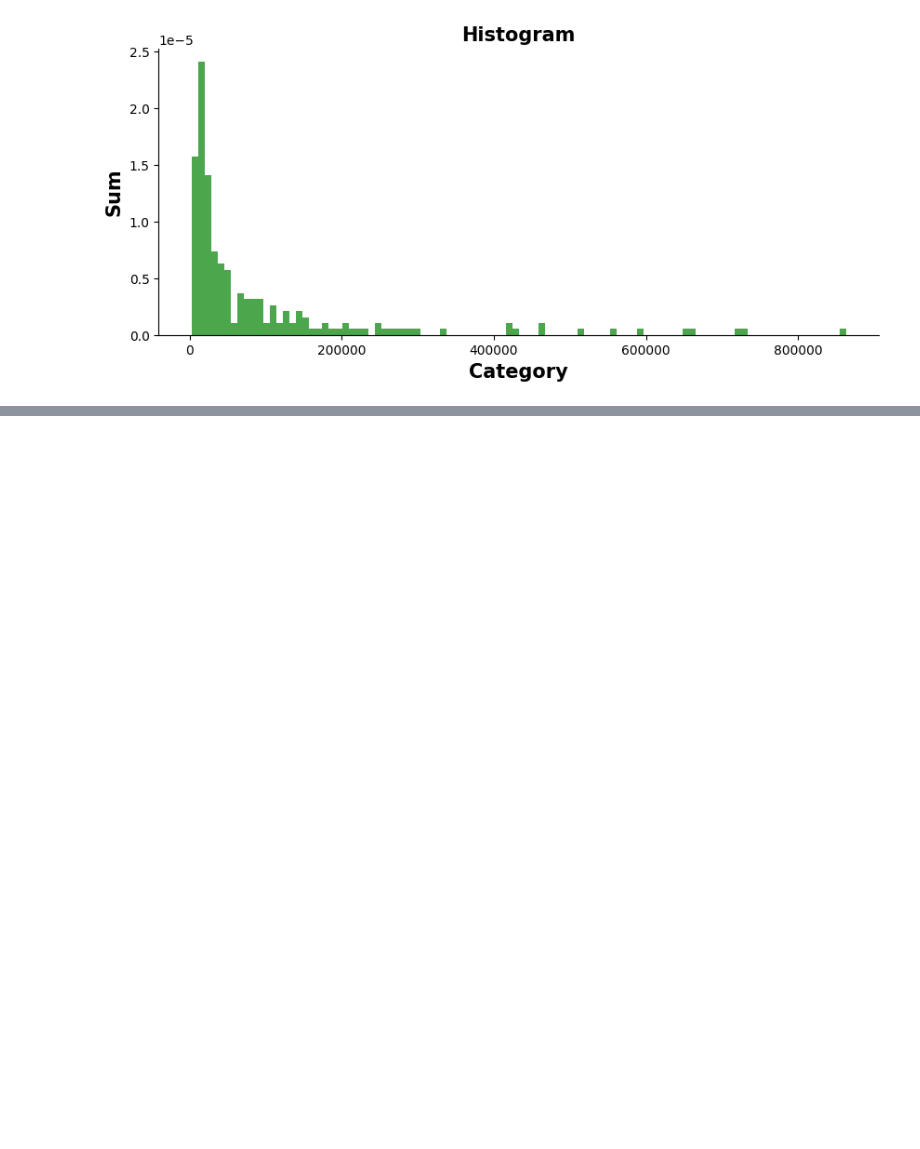
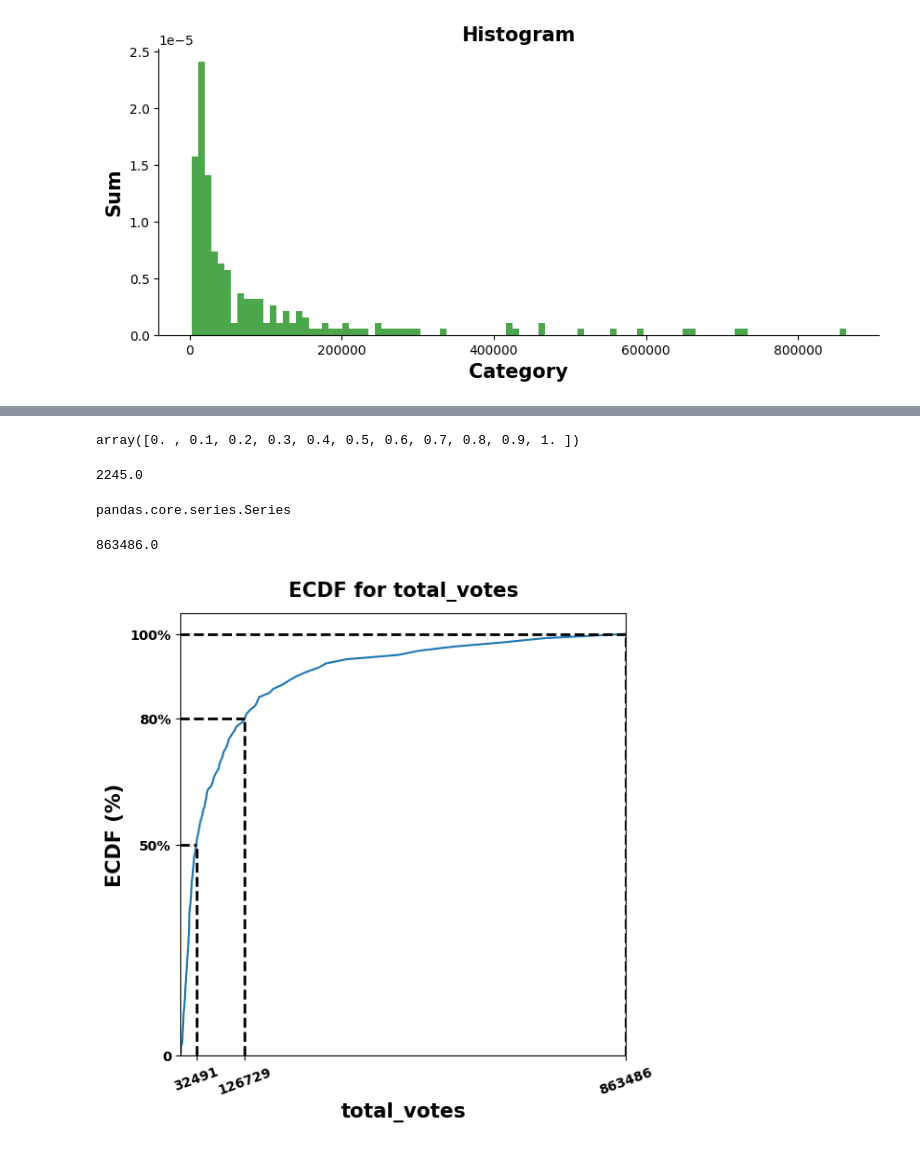
Before and after one commit to tanquangduong/streamlit-master, a Jupyter notebook: st-experimental-code.ipynb, the cells around one changed output, grey strips where cells are left out. Cells and saved outputs as stored; diff of their text form; code cells hidden in the pictures; blank space fills up the shorter version.

```diff
--- a/st-experimental-code.ipynb
+++ b/st-experimental-code.ipynb
@@ -236,0 +254,7 @@ plt.show()
+# %%
+df_quantile = df.sort_values(col_viz, ascending=True)
+percentage_list = np.arange(0,1.01,0.01)
+
+amount_quantile = df_quantile[col_viz].quantile(percentage_list)
+
+df_ecdf = pd.DataFrame({"amount_quantile": amount_quantile, "percentage_list":percentage_list}, index=percentage_list)
@@ -236,0 +292,54 @@ plt.show()
+# %%
+np.arange(0, 1.1, step=0.1)
+# %% [output]
+array([0. , 0.1, 0.2, 0.3, 0.4, 0.5, 0.6, 0.7, 0.8, 0.9, 1. ])
+# %%
+df_ecdf.amount_quantile[0]
+# %% [output]
+2245.0
+# %%
+type(df_ecdf.amount_quantile)
+# %% [output]
+pandas.core.series.Series
+# %%
+df_ecdf.amount_quantile[1]
+# %% [output]
+863486.0
+# %%
+fig, ax = plt.subplots(figsize=(6,6))
+
+plt.plot(df_ecdf.amount_quantile, df_ecdf.percentage_list)
+
+quantile_50 = df_ecdf.loc[0.50, 'amount_quantile']
+quantile_80 = df_ecdf.loc[0.80, 'amount_quantile']
+quantile_100 = df_ecdf.loc[1.0, 'amount_quantile']
+
+plt.vlines([quantile_50], ymin=0, ymax=0.5, linestyles='--', color='k', linewidth=2)
+plt.hlines([0.50], xmin=0, xmax=quantile_50, linestyles='--', color='k', linewidth=2)
+
+plt.vlines([quantile_80], ymin=0, ymax=0.8, linestyles='--', color='k', linewidth=2)
+plt.hlines([0.80], xmin=0, xmax=quantile_80, linestyles='--', color='k', linewidth=2)
+
+
+plt.vlines([quantile_100], ymin=0, ymax=1.0, linestyles='--', color='k', linewidth=2)
+plt.hlines([1.0], xmin=0, xmax=quantile_100, linestyles='--', color='k', linewidth=2)
+
+
+plt.yticks([0, 0.5, 0.8, 1], labels=['0', '50%', '80%', '100%'], weight = 'bold')
+plt.xticks([quantile_50, quantile_80, quantile_100],
+              labels=[str(round(quantile_50)), str(round(quantile_80)), str(round(quantile_100))],
+              rotation=20,
+              weight = 'bold')
+
+plt.ylim([0,1.05])
+plt.xlim([df_ecdf.amount_quantile[0],df_ecdf.amount_quantile[1]])
+plt.xlabel("{}".format(col_viz), weight = 'bold', fontsize=15)
+plt.ylabel('ECDF (%)',weight = 'bold', fontsize=15)
+plt.title("ECDF for {}".format(col_viz), weight = 'bold', fontsize=15, y=1.02)
+plt.yticks(weight = 'bold')
+plt.xticks(weight = 'bold')
+
+# plt.legend()
+plt.show()
+# %% [output]
+[figure, added]
```
Also changed, not shown: parts of 4 cells of this notebook, 3 other files.
